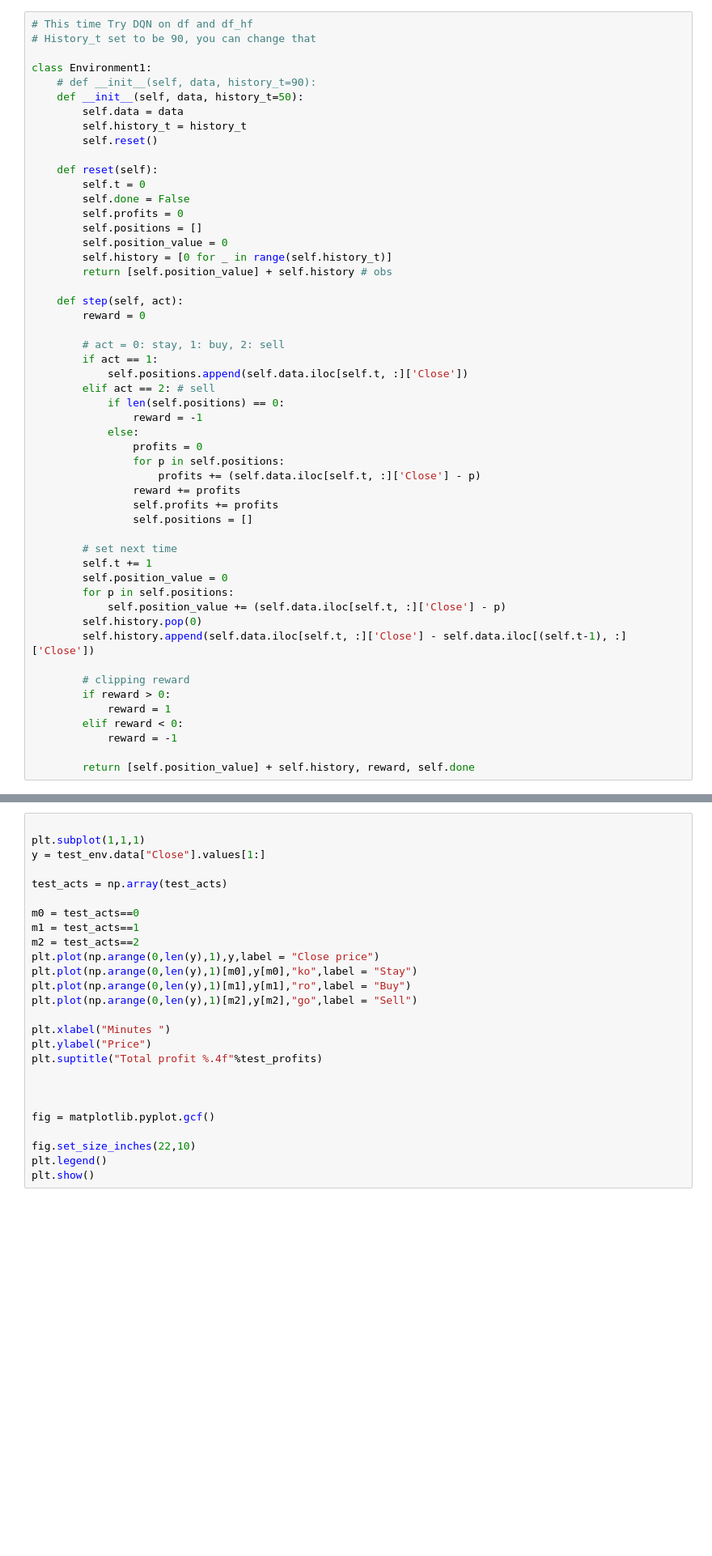
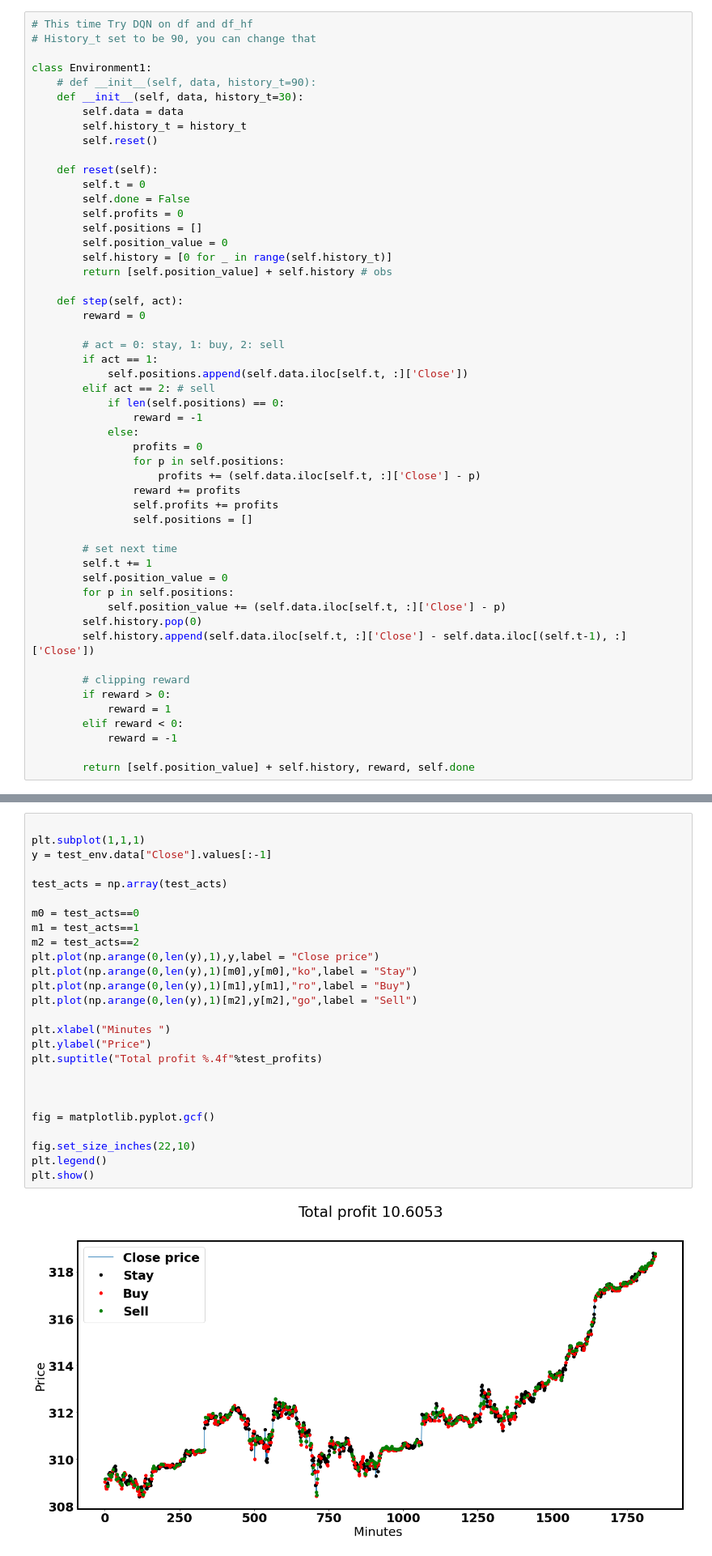
Before and after one commit to peraktong/Passion, a Jupyter notebook: DQN_v2.ipynb, the cells around one changed output, grey strips where cells are left out. Shown: that part at 81% size. Saved outputs shown, nothing was run; the diff lists cells and outputs as text; blank space fills up the shorter version.

```diff
--- a/DQN_v2.ipynb
+++ b/DQN_v2.ipynb
@@ -81,7 +84,7 @@ fig.set_size_inches(20,10)
 
 class Environment1:
     # def __init__(self, data, history_t=90):
-    def __init__(self, data, history_t=50):
+    def __init__(self, data, history_t=30):
         self.data = data
         self.history_t = history_t
         self.reset()
@@ -357,28 +379,30 @@ plt.show()
 # %%
 
 plt.subplot(1,1,1)
-y = test_env.data["Close"].values[1:]
+y = test_env.data["Close"].values[:-1]
 
 test_acts = np.array(test_acts)
 
 m0 = test_acts==0
 m1 = test_acts==1
 m2 = test_acts==2
 plt.plot(np.arange(0,len(y),1),y,label = "Close price")
 plt.plot(np.arange(0,len(y),1)[m0],y[m0],"ko",label = "Stay")
 plt.plot(np.arange(0,len(y),1)[m1],y[m1],"ro",label = "Buy")
 plt.plot(np.arange(0,len(y),1)[m2],y[m2],"go",label = "Sell")
 
 plt.xlabel("Minutes ")
 plt.ylabel("Price")
 plt.suptitle("Total profit %.4f"%test_profits)
 
 
 
 fig = matplotlib.pyplot.gcf()
 
 fig.set_size_inches(22,10)
 plt.legend()
 plt.show()
+# %% [output]
+[figure, added]
 # %%
 print("All Set")
```
Also changed, not shown: parts of 8 cells of this notebook, 7 other files.
